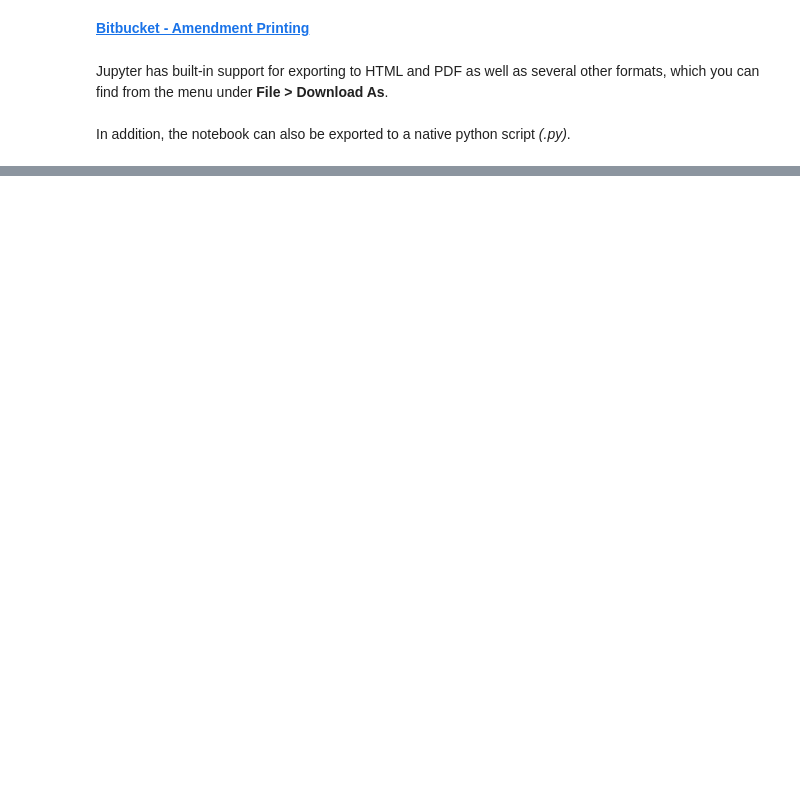
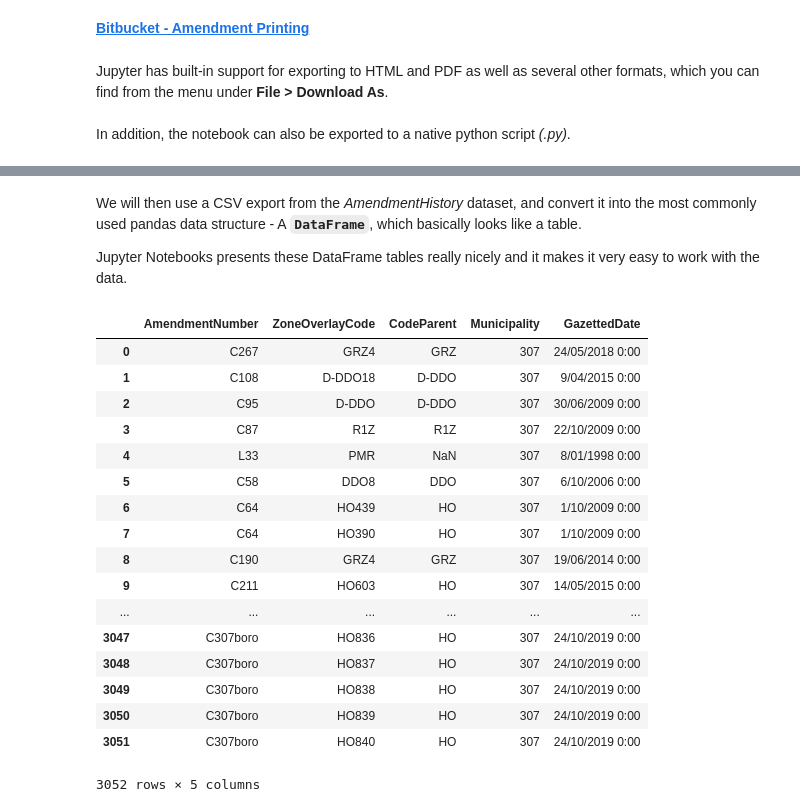
Before and after one commit to thmsck543/Jupyter_Notebooks, a Jupyter notebook: Knowledge Share - Jupyter Notebooks.ipynb, the cells around one changed output, grey strips where cells are left out. Drawn from its saved outputs; the diff is of its cells as text; code cells hidden in the pictures; blank space fills up the shorter version.

```diff
--- a/Knowledge Share - Jupyter Notebooks.ipynb
+++ b/Knowledge Share - Jupyter Notebooks.ipynb
@@ -130,0 +146,26 @@ In addition, the notebook can also be exported to a native python script _(.py)_
+# %% [markdown]
+We will then use a CSV export from the _AmendmentHistory_ dataset, and convert it into the most commonly used pandas data structure - A **<code>DataFrame</code>**, which basically looks like a table.
+
+Jupyter Notebooks presents these DataFrame tables really nicely and it makes it very easy to work with the data.
+# %%
+df = pd.read_csv(r"C:\Data\Jupyter_Notebooks\Data\Boroondara_AmHistory.csv")
+df
+# %% [output]
+|  | AmendmentNumber | ZoneOverlayCode | CodeParent | Municipality | GazettedDate |
+| 0 | C267 | GRZ4 | GRZ | 307 | 24/05/2018 0:00 |
+| 1 | C108 | D-DDO18 | D-DDO | 307 | 9/04/2015 0:00 |
+| 2 | C95 | D-DDO | D-DDO | 307 | 30/06/2009 0:00 |
+| 3 | C87 | R1Z | R1Z | 307 | 22/10/2009 0:00 |
+| 4 | L33 | PMR | NaN | 307 | 8/01/1998 0:00 |
+| 5 | C58 | DDO8 | DDO | 307 | 6/10/2006 0:00 |
+| 6 | C64 | HO439 | HO | 307 | 1/10/2009 0:00 |
+| 7 | C64 | HO390 | HO | 307 | 1/10/2009 0:00 |
+| 8 | C190 | GRZ4 | GRZ | 307 | 19/06/2014 0:00 |
+| 9 | C211 | HO603 | HO | 307 | 14/05/2015 0:00 |
+| ... | ... | ... | ... | ... | ... |
+| 3047 | C307boro | HO836 | HO | 307 | 24/10/2019 0:00 |
+| 3048 | C307boro | HO837 | HO | 307 | 24/10/2019 0:00 |
+| 3049 | C307boro | HO838 | HO | 307 | 24/10/2019 0:00 |
+| 3050 | C307boro | HO839 | HO | 307 | 24/10/2019 0:00 |
+| 3051 | C307boro | HO840 | HO | 307 | 24/10/2019 0:00 |
+3052 rows × 5 columns
```
Also changed, not shown: parts of 44 cells of this notebook.
